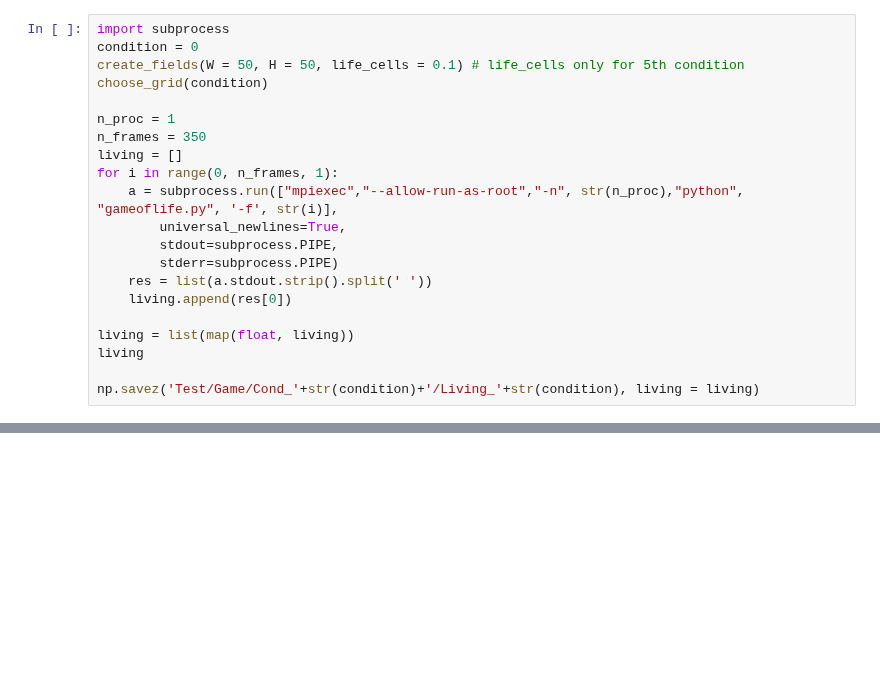
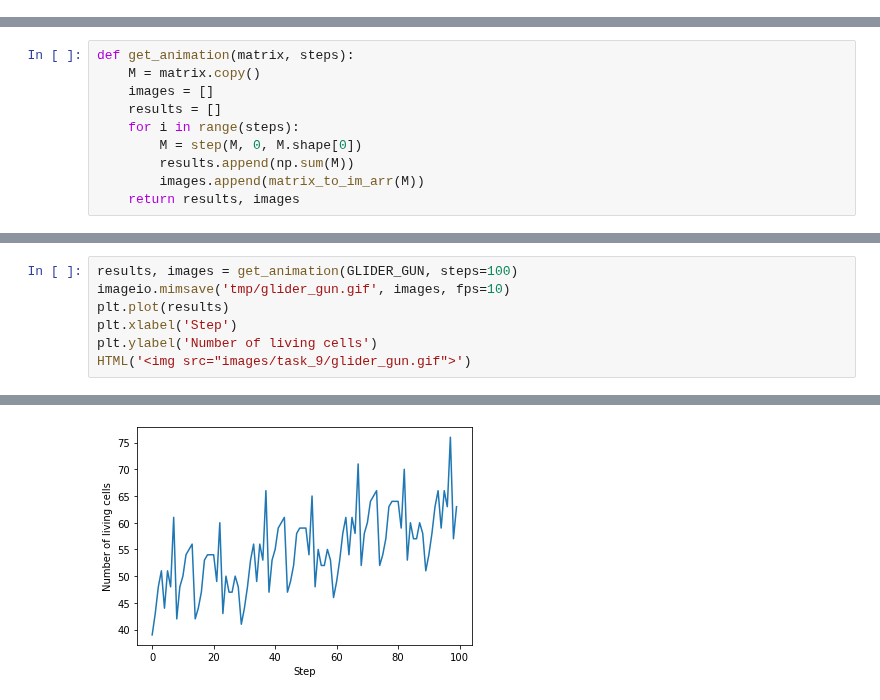
Before and after one commit to AnnyshkaF/High-Performance-Lab, a Jupyter notebook: task_9.ipynb, the cells around one changed output, grey strips where cells are left out. Drawn from its saved outputs; the diff is of its cells as text; blank space fills up the shorter version.

```diff
--- a/task_9.ipynb
+++ b/task_9.ipynb
@@ -445,21 +2,0 @@ plt.plot(ex['living'])
-# %%
-import subprocess
-condition = 0
-create_fields(W = 50, H = 50, life_cells = 0.1) # life_cells only for 5th condition
-choose_grid(condition)
-
-n_proc = 1
-n_frames = 350
-living = []
-for i in range(0, n_frames, 1):
-    a = subprocess.run(["mpiexec","--allow-run-as-root","-n", str(n_proc),"python", "gameoflife.py", '-f', str(i)],
-        universal_newlines=True,
-        stdout=subprocess.PIPE,
-        stderr=subprocess.PIPE)
-    res = list(a.stdout.strip().split(' '))
-    living.append(res[0])
-
-living = list(map(float, living))
-living
-
-np.savez('Test/Game/Cond_'+str(condition)+'/Living_'+str(condition), living = living)
@@ -481,0 +80,10 @@ plt.plot(ex['living'])
+# %%
+def get_animation(matrix, steps):
+    M = matrix.copy()
+    images = []
+    results = []
+    for i in range(steps):
+        M = step(M, 0, M.shape[0])
+        results.append(np.sum(M))
+        images.append(matrix_to_im_arr(M))
+    return results, images
@@ -481,0 +97,8 @@ plt.plot(ex['living'])
+# %%
+results, images = get_animation(GLIDER_GUN, steps=100)
+imageio.mimsave('tmp/glider_gun.gif', images, fps=10)
+plt.plot(results)
+plt.xlabel('Step')
+plt.ylabel('Number of living cells')
+HTML('<img src="images/task_9/glider_gun.gif">')
+# %% [output]
@@ -481,0 +106 @@ plt.plot(ex['living'])
+[figure, added]
```
Also changed, not shown: parts of 35 cells of this notebook.
